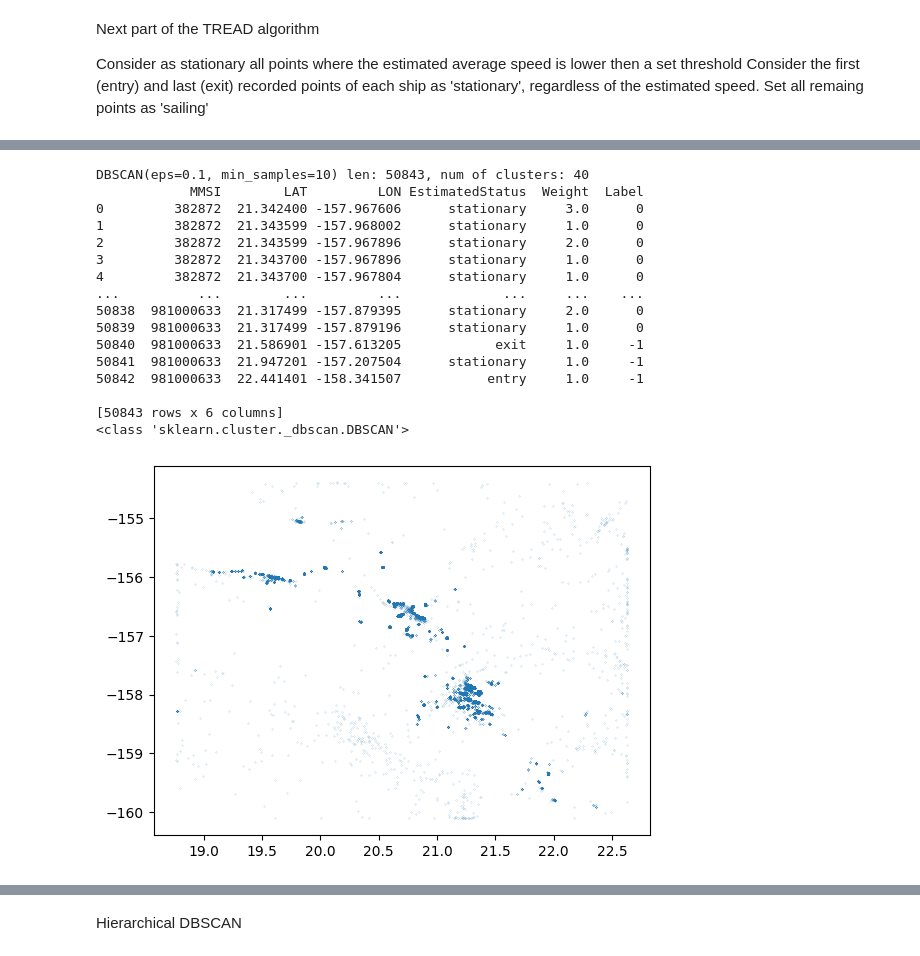
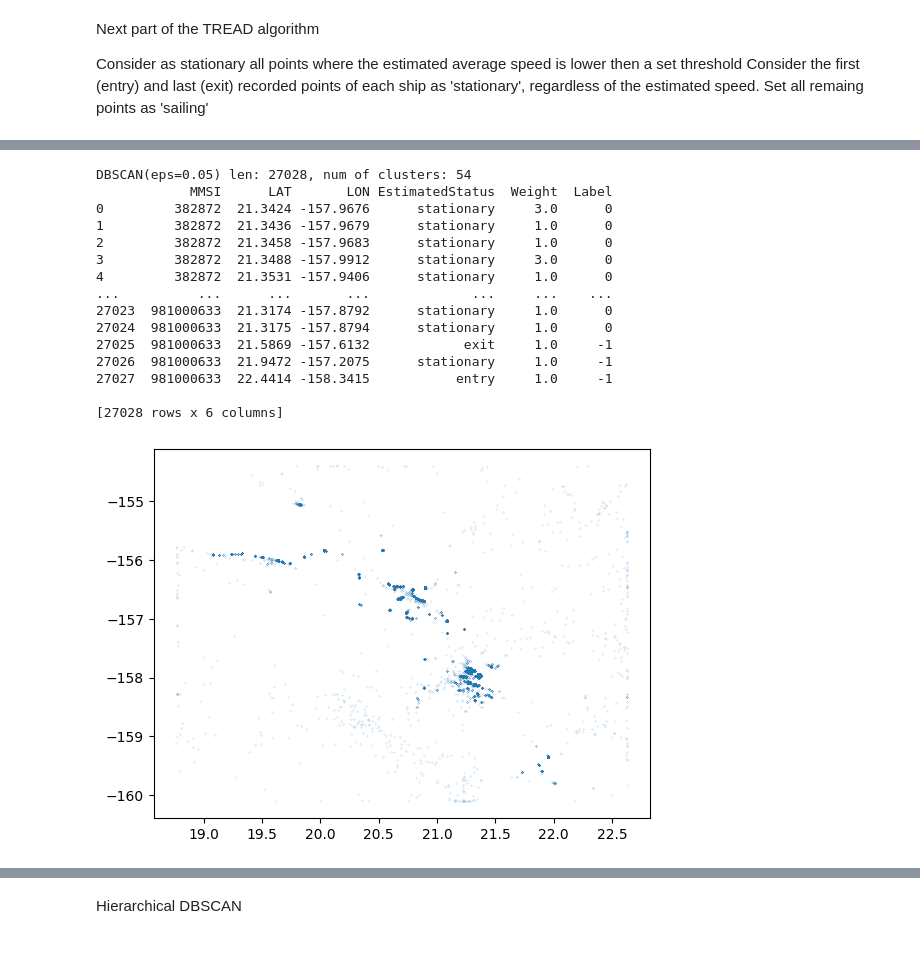
Before and after one commit to Accazeta/AIS_data_analysis, a Jupyter notebook: src/TREAD.ipynb, the cells around one changed output, grey strips where cells are left out. Drawn from its saved outputs; the diff is of its cells as text; code cells hidden in the pictures.

```diff
--- a/src/TREAD.ipynb
+++ b/src/TREAD.ipynb
@@ -42,13 +43,11 @@ optimized_df['MMSI'] = clean_df['MMSI'].astype('int32')
 # BaseDateTime - from str to numpy.datetime64 (68 bytes -> 40 Bytes)
 optimized_df['BaseDateTime'] = clean_df['BaseDateTime'].astype('datetime64[s]')
 
-# LAT - from float64 to float32. The loss of precision of float32 is negligible,
-# as latitude values span from LAT_MIN to LAT_MAX
-optimized_df['LAT'] = clean_df['LAT'].astype('float32')
+# LAT - No action. Just want to make sure to not loose precision
+optimized_df['LAT'] = clean_df['LAT']
 
-# LON - from float64 to float32. The loss of precision of float32 is negligible,
-# as latitude values span from LON_MIN to LON_MAX
-optimized_df['LON'] = clean_df['LON'].astype('float32')
+# LON - No action. Just want to make sure to not loose precision
+optimized_df['LON'] = clean_df['LON']
 
 # SOG - from float64 to float32. The loss of precision is negligible, as per AIS specs
 # the maximum allowed value for SOG is 102 (knots)
@@ -100,6 +99,9 @@ optimized_df['Cargo'] = clean_df['Cargo'].astype('int16')
 # is of type 'class A', false if it is of type 'class B'
 optimized_df['IsClassA'] = clean_df['TransceiverClass'].map({'A':True, 'B':False})
 
+# Round lat and lon values to 4 decimal digits (instead of 5)
+optimized_df[['LAT','LON']] = optimized_df[['LAT','LON']].round(4)
+
 print(clean_df.info())
 
 print(optimized_df.info())
@@ -366,42 +352,40 @@ For example, when doing 'df[col].method(value, inplace=True)', try using 'df.met
 # %%
 # Run DBSCAN algorithm on the stationary points
 
 # this scatter plot gives a rough idea of how the point should look like plotted on a map
 plt.scatter(groupedDF.iloc[:,1], groupedDF.iloc[:,2], s=0.01)
 
 # inizitalize dbscan object with parameters. TODO: test multiple parameters combinations
-dbscan = DBSCAN(eps=0.10, min_samples=10)
+dbscan = DBSCAN(eps=0.05, min_samples=5)
 
 estimator = dbscan.fit(
                     X=groupedDF.iloc[:, 1:3],
                     sample_weight=groupedDF['Weight']
                     )
 
 print(str(estimator) + " len: " + str(len(estimator.labels_)) + ", num of clusters: " + str(max(estimator.labels_)))
 
 # Add labels to the dataframe
 groupedDF['Label'] = estimator.labels_
 
 print(groupedDF)
-print(type(estimator))
 # %% [output]
-DBSCAN(eps=0.1, min_samples=10) len: 50843, num of clusters: 40
-            MMSI        LAT         LON EstimatedStatus  Weight  Label
-0         382872  21.342400 -157.967606      stationary     3.0      0
-1         382872  21.343599 -157.968002      stationary     1.0      0
-2         382872  21.343599 -157.967896      stationary     2.0      0
-3         382872  21.343700 -157.967896      stationary     1.0      0
-4         382872  21.343700 -157.967804      stationary     1.0      0
-...          ...        ...         ...             ...     ...    ...
-50838  981000633  21.317499 -157.879395      stationary     2.0      0
-50839  981000633  21.317499 -157.879196      stationary     1.0      0
-50840  981000633  21.586901 -157.613205            exit     1.0     -1
-50841  981000633  21.947201 -157.207504      stationary     1.0     -1
-50842  981000633  22.441401 -158.341507           entry     1.0     -1
+DBSCAN(eps=0.05) len: 27028, num of clusters: 54
+            MMSI      LAT       LON EstimatedStatus  Weight  Label
+0         382872  21.3424 -157.9676      stationary     3.0      0
+1         382872  21.3436 -157.9679      stationary     1.0      0
+2         382872  21.3458 -157.9683      stationary     1.0      0
+3         382872  21.3488 -157.9912      stationary     3.0      0
+4         382872  21.3531 -157.9406      stationary     1.0      0
+...          ...      ...       ...             ...     ...    ...
+27023  981000633  21.3174 -157.8792      stationary     1.0      0
+27024  981000633  21.3175 -157.8794      stationary     1.0      0
+27025  981000633  21.5869 -157.6132            exit     1.0     -1
+27026  981000633  21.9472 -157.2075      stationary     1.0     -1
+27027  981000633  22.4414 -158.3415           entry     1.0     -1
 
-[50843 rows x 6 columns]
-<class 'sklearn.cluster._dbscan.DBSCAN'>
+[27028 rows x 6 columns]
-[figure, old version]
+[figure, new version]
 # %%
 # plot the result of the DBSCAN clustering on a map (to have a look at the effects of the parameters)
 import plotly.express as px
```
Also changed, not shown: parts of 12 cells of this notebook.
